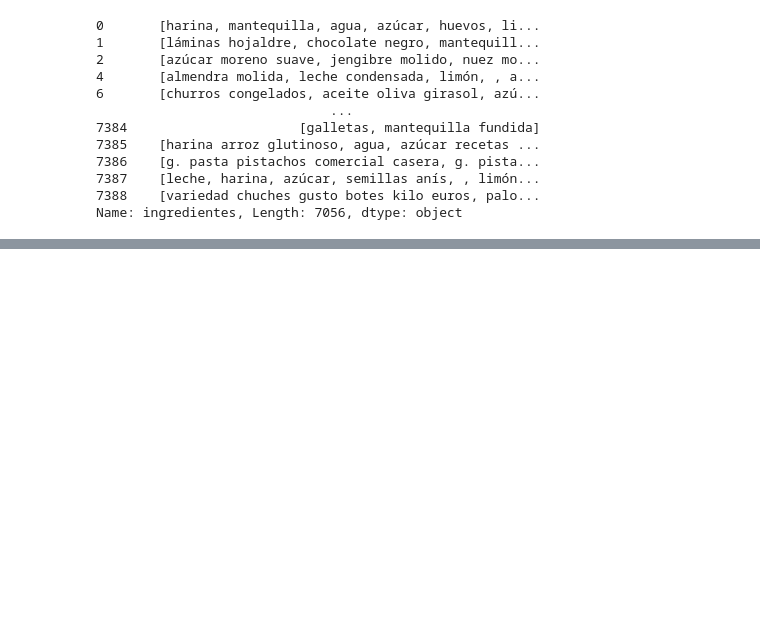
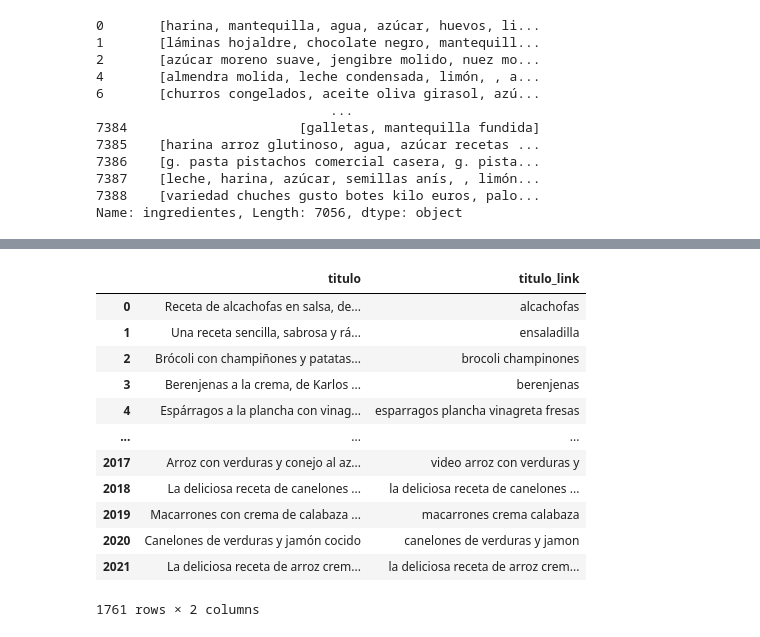
Before and after one commit to nikodyulger/lago-de-recetas, a Jupyter notebook: notebooks/limpieza.ipynb, the cells around one changed output, grey strips where cells are left out. Cells and saved outputs as stored; diff of their text form; code cells hidden in the pictures; blank space fills up the shorter version.

Commit message:
limpieza antena3

```diff
--- a/notebooks/limpieza.ipynb
+++ b/notebooks/limpieza.ipynb
@@ -186,0 +189,5 @@ Name: ingredientes, Length: 7056, dtype: object
+# %%
+df_antena3['total_ingredientes'] = df_antena3['ingredientes'].apply(len)
+# %%
+df_antena3 = df_antena3[df_antena3['total_ingredientes'] != 0]
+df_antena3 = df_antena3[(df_antena3['elaboracion'].str.len() != 0)]
@@ -186,0 +202,9 @@ Name: ingredientes, Length: 7056, dtype: object
+# %%
+df_antena3['ingredientes'] = (
+    df_antena3
+    ['ingredientes']
+    .apply(lambda ingrs: ingrs[:14] if len(ingrs) > 14 else ingrs)
+)
+# %%
+df_antena3['total_ingredientes'] = df_antena3['ingredientes'].apply(len)
+df_antena3['total_ingredientes'].describe()
@@ -186,0 +221,23 @@ Name: ingredientes, Length: 7056, dtype: object
+# %%
+df_antena3['titulo_link'] = (
+    df_antena3['link']
+    .apply(os.path.basename)
+    .apply(os.path.splitext)
+    .apply(lambda text: text[0])
+    .apply(extract_words)
+)
+df_antena3[['titulo', 'titulo_link']]
+# %% [output]
+|  | titulo | titulo_link |
+| 0 | Receta de alcachofas en salsa, de... | alcachofas |
+| 1 | Una receta sencilla, sabrosa y rá... | ensaladilla |
+| 2 | Brócoli con champiñones y patatas... | brocoli champinones |
+| 3 | Berenjenas a la crema, de Karlos ... | berenjenas |
+| 4 | Espárragos a la plancha con vinag... | esparragos plancha vinagreta fresas |
+| ... | ... | ... |
+| 2017 | Arroz con verduras y conejo al az... | video arroz con verduras y |
+| 2018 | La deliciosa receta de canelones ... | la deliciosa receta de canelones ... |
+| 2019 | Macarrones con crema de calabaza ... | macarrones crema calabaza |
+| 2020 | Canelones de verduras y jamón cocido | canelones de verduras y jamon |
+| 2021 | La deliciosa receta de arroz crem... | la deliciosa receta de arroz crem... |
+1761 rows × 2 columns
```
Also changed, not shown: parts of 9 cells of this notebook.
